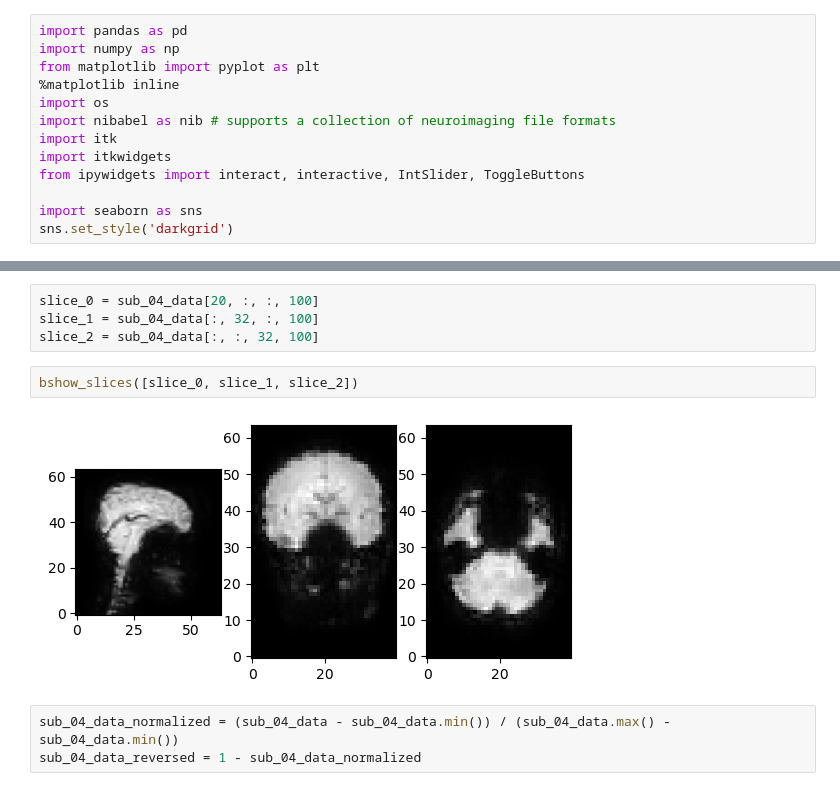
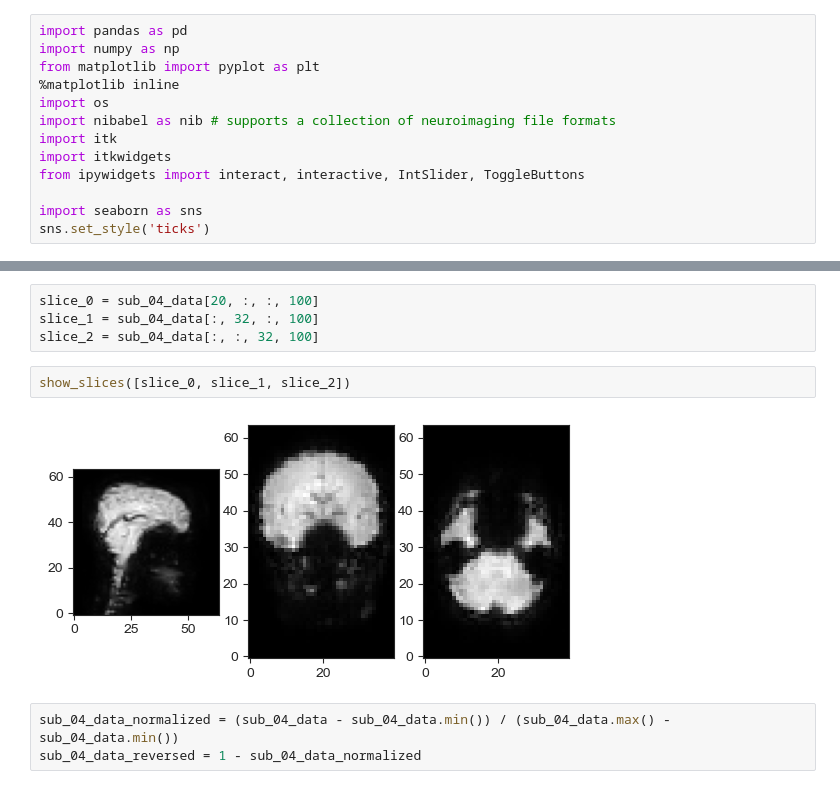
Before and after one commit to intsystems/2023-Project-112, a Jupyter notebook: src/data.ipynb, the cells around one changed output, grey strips where cells are left out. Saved outputs shown, nothing was run; the diff lists cells and outputs as text.

```diff
--- a/src/data.ipynb
+++ b/src/data.ipynb
@@ -36,7 +10,7 @@ import itkwidgets
 from ipywidgets import interact, interactive, IntSlider, ToggleButtons
 
 import seaborn as sns
-sns.set_style('darkgrid')
+sns.set_style('ticks')
 # %%
 def show_slices(slices):
     fig, axes = plt.subplots(1, len(slices))
@@ -55,9 +29,9 @@ slice_0 = sub_04_data[20, :, :, 100]
 slice_1 = sub_04_data[:, 32, :, 100]
 slice_2 = sub_04_data[:, :, 32, 100]
 # %%
-bshow_slices([slice_0, slice_1, slice_2])
+show_slices([slice_0, slice_1, slice_2])
 # %% [output]
-[figure, old version]
+[figure, new version]
 # %%
 sub_04_data_normalized = (sub_04_data - sub_04_data.min()) / (sub_04_data.max() - sub_04_data.min())
 sub_04_data_reversed = 1 - sub_04_data_normalized
```
Also changed, not shown: parts of 19 cells of this notebook.
